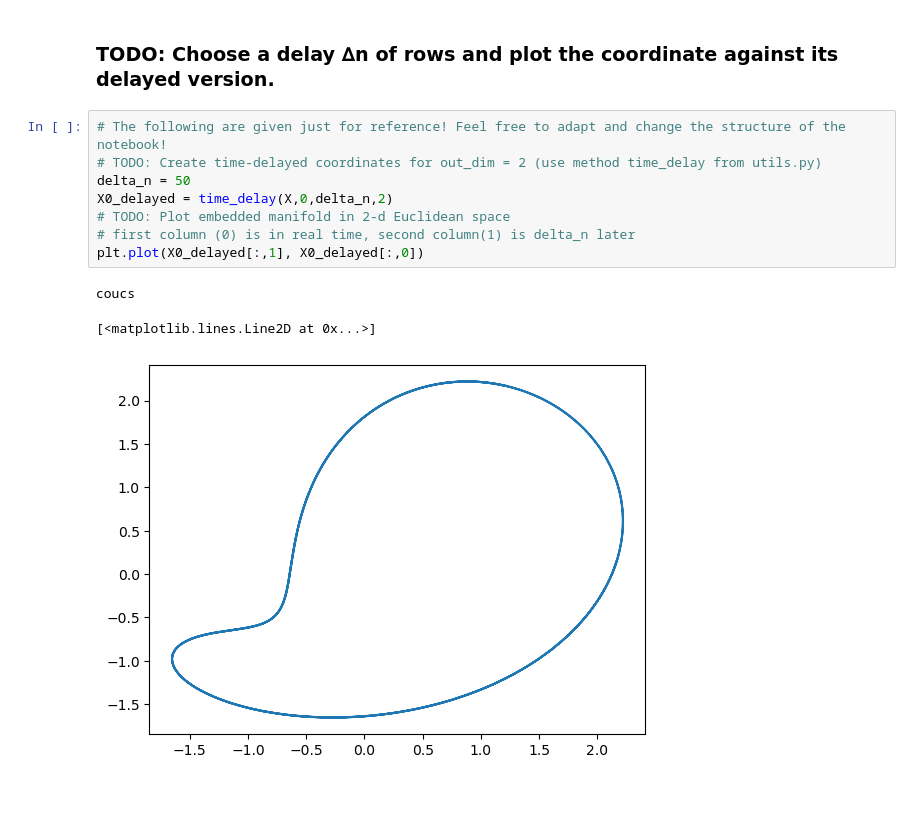
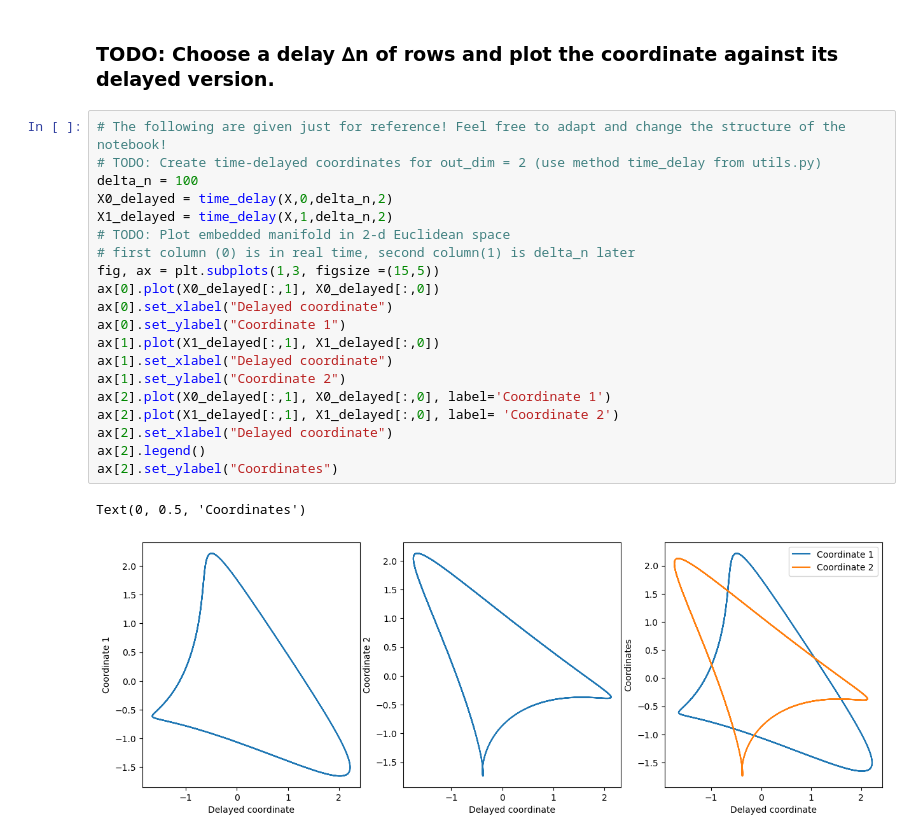
Before and after one commit to Augustin690/learning-dynamical-systems, a Jupyter notebook: src/part2/task4_1.ipynb, the cells around one changed output. Saved outputs shown, nothing was run; the diff lists cells and outputs as text; blank space fills up the shorter version.

```diff
--- a/src/part2/task4_1.ipynb
+++ b/src/part2/task4_1.ipynb
@@ -44,15 +60,26 @@ plt.plot(time,X[:,0])
 # %%
 # The following are given just for reference! Feel free to adapt and change the structure of the notebook!
 # TODO: Create time-delayed coordinates for out_dim = 2 (use method time_delay from utils.py)
-delta_n = 50
+delta_n = 100
 X0_delayed = time_delay(X,0,delta_n,2)
+X1_delayed = time_delay(X,1,delta_n,2)
 # TODO: Plot embedded manifold in 2-d Euclidean space
 # first column (0) is in real time, second column(1) is delta_n later
-plt.plot(X0_delayed[:,1], X0_delayed[:,0])
+fig, ax = plt.subplots(1,3, figsize =(15,5))
+ax[0].plot(X0_delayed[:,1], X0_delayed[:,0])
+ax[0].set_xlabel("Delayed coordinate")
+ax[0].set_ylabel("Coordinate 1")
+ax[1].plot(X1_delayed[:,1], X1_delayed[:,0])
+ax[1].set_xlabel("Delayed coordinate")
+ax[1].set_ylabel("Coordinate 2")
+ax[2].plot(X0_delayed[:,1], X0_delayed[:,0], label='Coordinate 1')
+ax[2].plot(X1_delayed[:,1], X1_delayed[:,0], label= 'Coordinate 2')
+ax[2].set_xlabel("Delayed coordinate")
+ax[2].legend()
+ax[2].set_ylabel("Coordinates")
 # %% [output]
-coucs
+Text(0, 0.5, 'Coordinates')
-[<matplotlib.lines.Line2D at 0x...>]
-[figure, old version]
+[figure, new version]
 # %%
 # TODO: Create time-delayed coordinates for 3-d Euclidean space (use method time_delay from utils.py)
 X0_delayed_3d = time_delay(X,0,delta_n,3)
```
Also changed, not shown: parts of 8 cells of this notebook, 2 other files.
